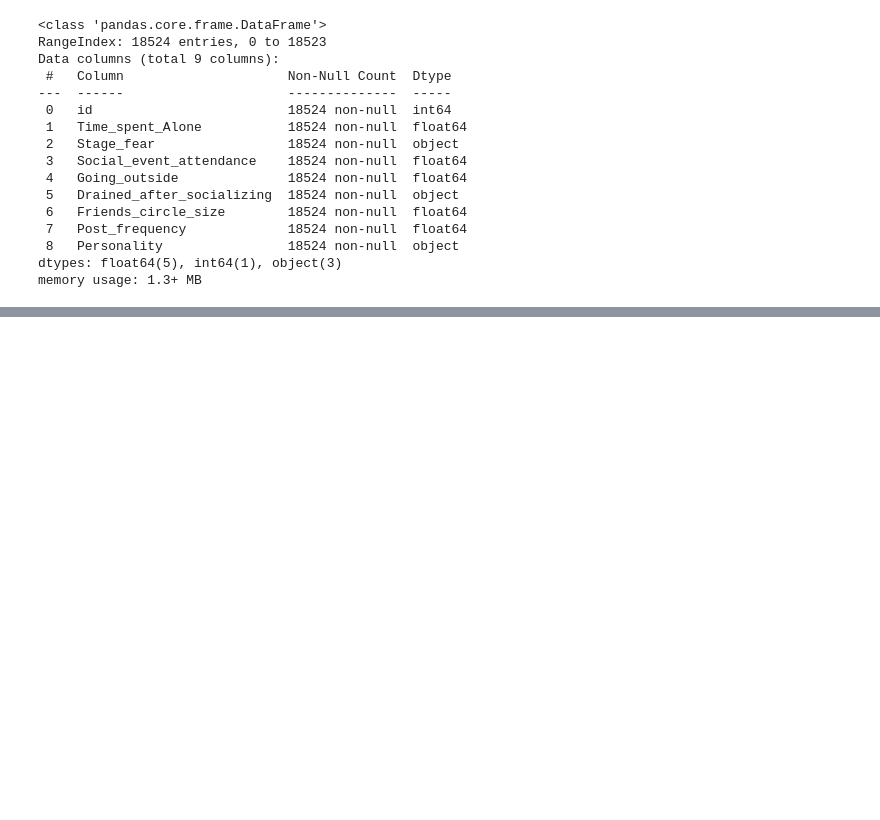
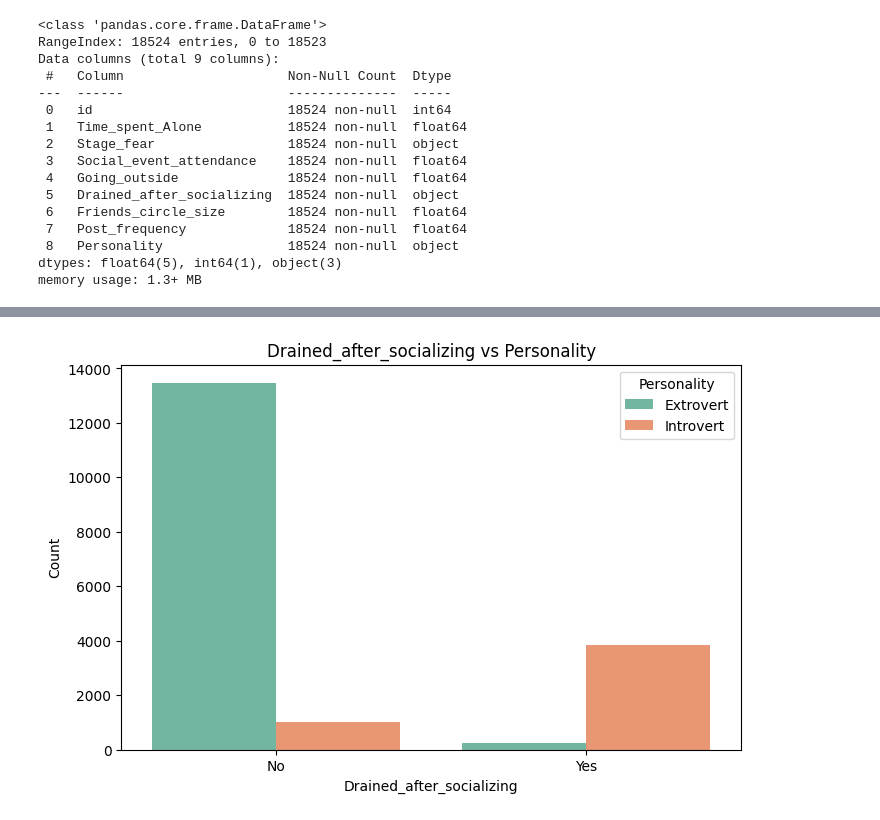
Before and after one commit to kokilagaurav/introvert_extrovert_analysis, a Jupyter notebook: notebook.ipynb, the cells around one changed output, grey strips where cells are left out. Drawn from its saved outputs; the diff is of its cells as text; code cells hidden in the pictures; blank space fills up the shorter version.

```diff
--- a/notebook.ipynb
+++ b/notebook.ipynb
@@ -157,0 +203,10 @@ memory usage: 1.3+ MB
+# %%
+plt.figure(figsize=(8, 5))
+sns.countplot(data=df, x='Drained_after_socializing', hue='Personality', palette='Set2')
+plt.title('Drained_after_socializing vs Personality')
+plt.xlabel('Drained_after_socializing')
+plt.ylabel('Count')
+plt.legend(title='Personality')
+plt.show()
+# %% [output]
+[figure, added]
```
Also changed, not shown: parts of 14 cells of this notebook.
